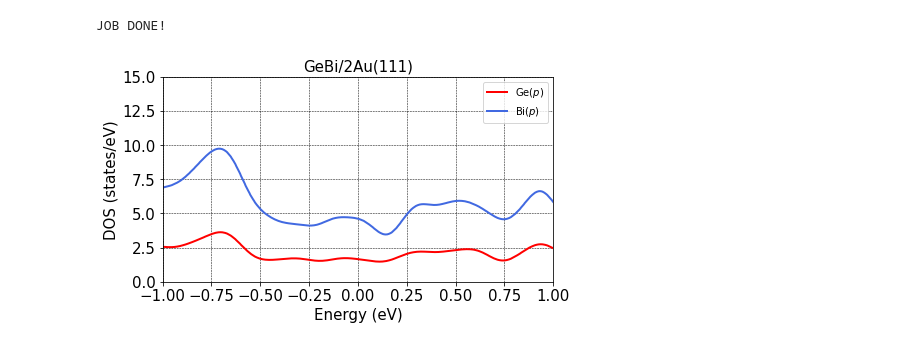
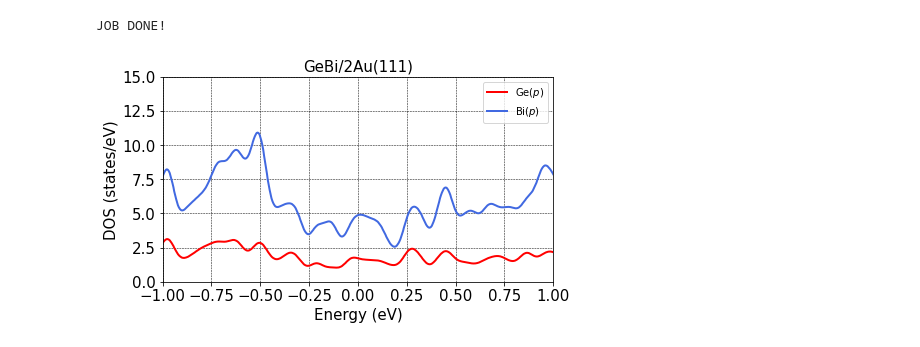
Before and after one commit to danis-b/Jupyter_scripts, a Jupyter notebook: plot_dos/Plot_dos_BiGe.ipynb, the cells around one changed output. Saved outputs shown, nothing was run; the diff lists cells and outputs as text; code cells hidden in the pictures.

```diff
--- a/plot_dos/Plot_dos_BiGe.ipynb
+++ b/plot_dos/Plot_dos_BiGe.ipynb
@@ -10,40 +10,39 @@ dos_Ge = np.zeros(4000)
 dos_Bi = np.zeros(4000)
 
 
-
-for i in range(1,25):
+for i in range(1,24):
     with open(f'dosp.{i}.dat') as fp:
         for j,line in enumerate(fp):
             item = line.split()
             x[j] = float(item[0])
-            if (i < 8):
+            if (i < 7):
                 dos_Ge[j] +=(float(item[2]) + float(item[3]) + float(item[4]))
             else:
                 dos_Bi[j] +=(float(item[2]) + float(item[3]) + float(item[4]))
 
 
 with open('data.dat', 'a') as fp1:
     for i in range(4000):
         print(x[i],'\t' , "{:.4f}".format(dos_Ge[i]),'\t' , "{:.4f}".format(dos_Bi[i]),file=fp1)
 
 
 fig = plt.figure(figsize=(7,7))
 ax = fig.add_subplot(111)
 ax.set_aspect(0.07)
 ax.set_xlim([-1, 1])
 ax.set_ylim([0, 15])
 ax.tick_params(axis='both', which='major', labelsize=15)
 ax.grid(color='black', linestyle='dashed', linewidth=0.5)
 ax.plot(x,dos_Ge, color='red', linewidth=2, label='Ge($p$)')
 ax.plot(x,dos_Bi, color='royalblue', linewidth=2, label='Bi($p$)')
 ax.legend()
 ax.set_xlabel('Energy (eV)', fontsize=15)
 ax.set_ylabel('DOS (states/eV)', fontsize=15)
 plt.title('GeBi/2Au(111)', fontsize=15)
 
 fig.savefig('dos.png', dpi=200)
 
 print('JOB DONE!')
 # %% [output]
 JOB DONE!
-[figure, old version]
+[figure, new version]
```
Also changed, not shown: 15 other files.
